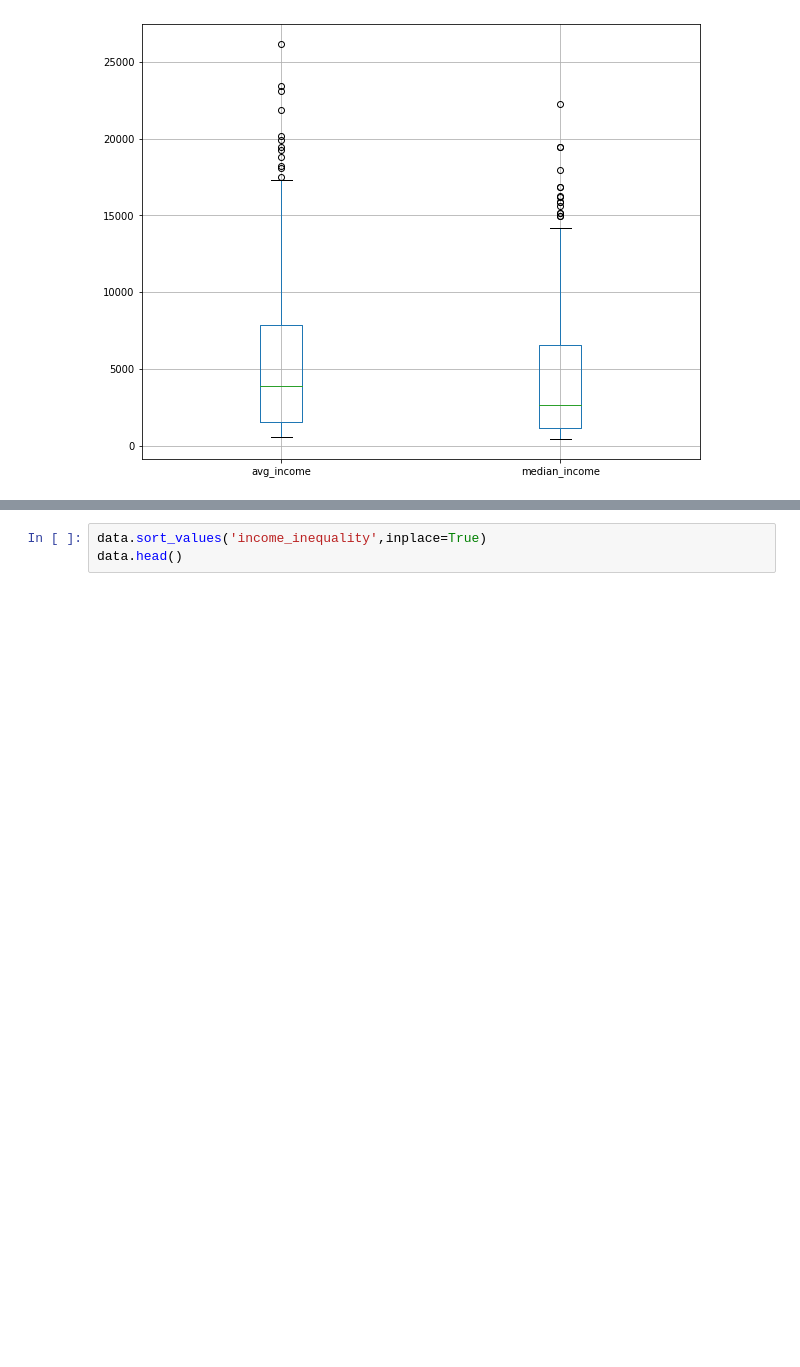
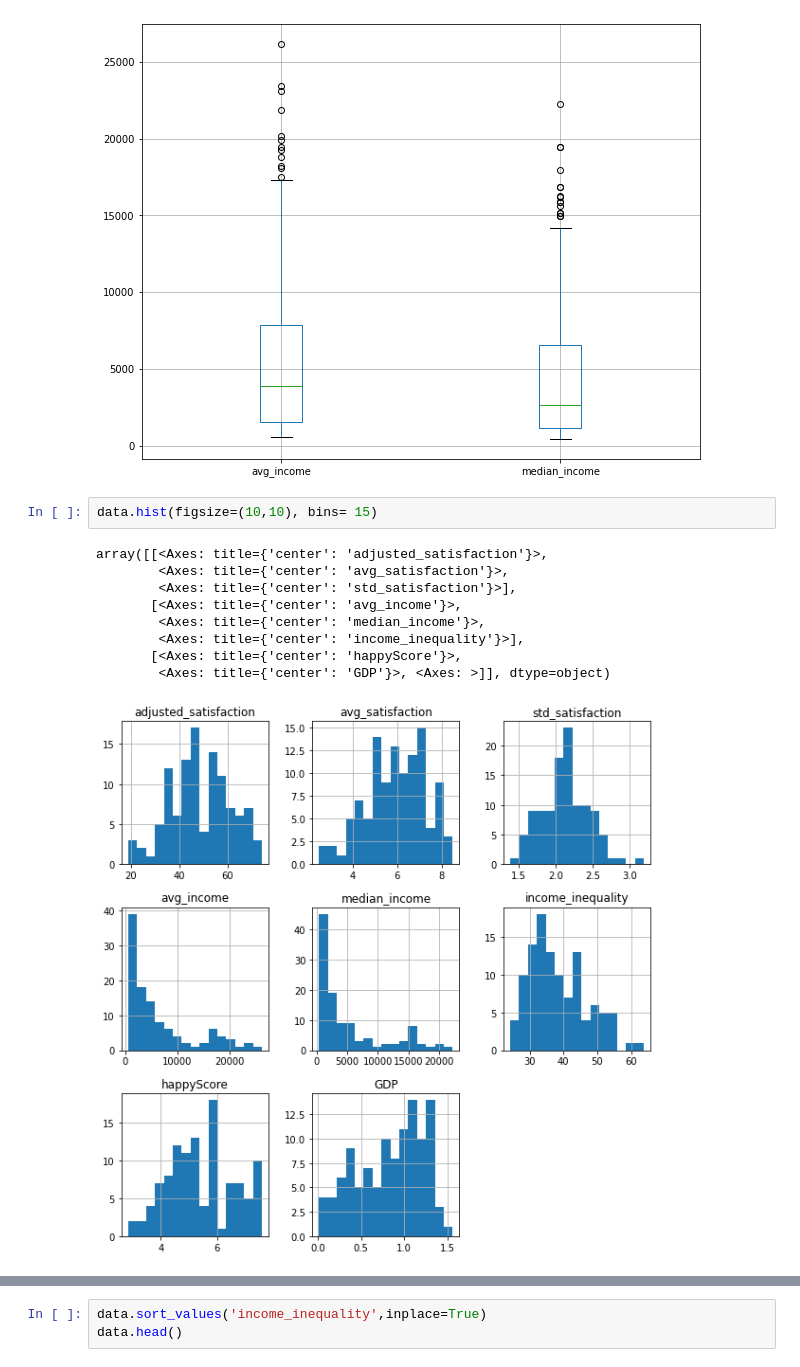
Before and after one commit to codelock54/Happiness-Rank-2015, a Jupyter notebook: Predicting Happy_Score.ipynb, the cells around one changed output, grey strips where cells are left out. Cells and saved outputs as stored; diff of their text form; blank space fills up the shorter version.

```diff
--- a/Predicting Happy_Score.ipynb
+++ b/Predicting Happy_Score.ipynb
@@ -93,3 +93,15 @@ data.boxplot(grid=True, column=['avg_income', 'median_income'])
 # %% [output]
 <Axes: >
 [figure]
+# %%
+data.hist(figsize=(10,10), bins= 15)
+# %% [output]
+array([[<Axes: title={'center': 'adjusted_satisfaction'}>,
+        <Axes: title={'center': 'avg_satisfaction'}>,
+        <Axes: title={'center': 'std_satisfaction'}>],
+       [<Axes: title={'center': 'avg_income'}>,
+        <Axes: title={'center': 'median_income'}>,
+        <Axes: title={'center': 'income_inequality'}>],
+       [<Axes: title={'center': 'happyScore'}>,
+        <Axes: title={'center': 'GDP'}>, <Axes: >]], dtype=object)
+[figure, added]
```
Also changed, not shown: parts of 9 cells of this notebook.
